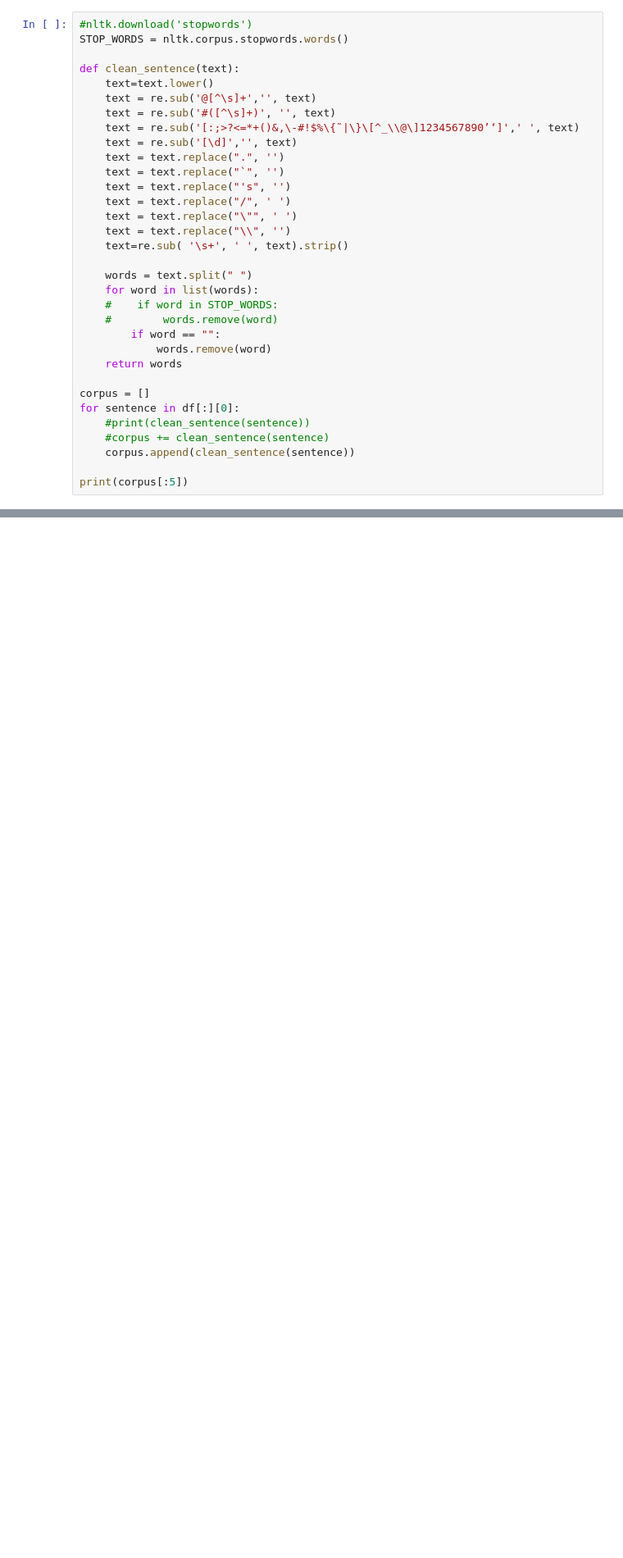
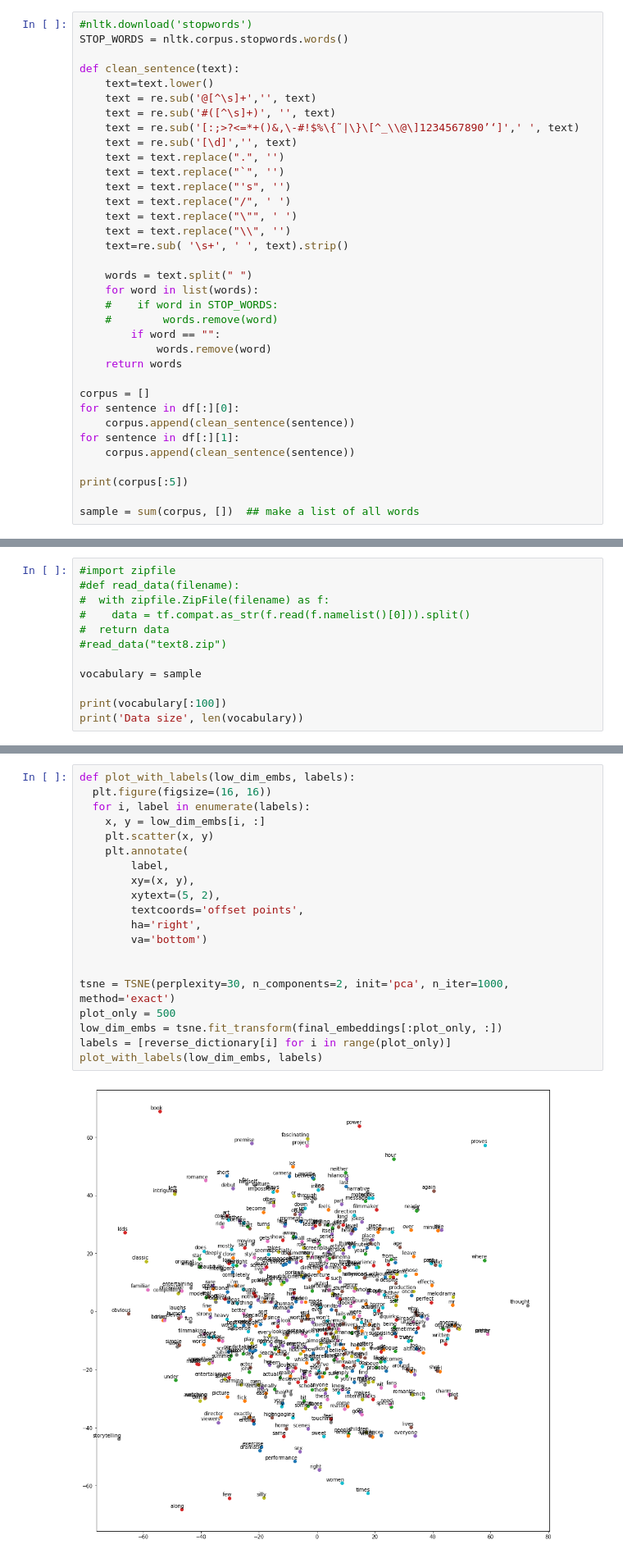
Before and after one commit to RuihaoQiu/Data-science-projects, a Jupyter notebook: Word2Vec-movie-reviews/MovieReviews.ipynb, the cells around one changed output, grey strips where cells are left out. Shown at 82% size. Drawn from its saved outputs; the diff is of its cells as text; blank space fills up the shorter version.

```diff
--- a/Word2Vec-movie-reviews/MovieReviews.ipynb
+++ b/Word2Vec-movie-reviews/MovieReviews.ipynb
@@ -73,10 +77,12 @@ def clean_sentence(text):
 
 corpus = []
 for sentence in df[:][0]:
-    #print(clean_sentence(sentence))
-    #corpus += clean_sentence(sentence)
+    corpus.append(clean_sentence(sentence))
+for sentence in df[:][1]:
     corpus.append(clean_sentence(sentence))
 
 print(corpus[:5])
+
+sample = sum(corpus, [])  ## make a list of all words
 # %% [output]
 [['simplistic', 'silly', 'and', 'tedious'], ['it', 'so', 'laddish', 'and', 'juvenile', 'only', 'teenage', 'boys', 'could', 'possibly', 'find', 'it', 'funny'], ['exploitative', 'and', 'largely', 'devoi ...
@@ -82,0 +90,12 @@ print(corpus[:5])
+# %%
+#import zipfile
+#def read_data(filename):
+#  with zipfile.ZipFile(filename) as f:
+#    data = tf.compat.as_str(f.read(f.namelist()[0])).split()
+#  return data
+#read_data("text8.zip")
+
+vocabulary = sample
+
+print(vocabulary[:100])
+print('Data size', len(vocabulary))
@@ -162,0 +290,22 @@ it
+# %%
+def plot_with_labels(low_dim_embs, labels):
+  plt.figure(figsize=(16, 16))
+  for i, label in enumerate(labels):
+    x, y = low_dim_embs[i, :]
+    plt.scatter(x, y)
+    plt.annotate(
+        label,
+        xy=(x, y),
+        xytext=(5, 2),
+        textcoords='offset points',
+        ha='right',
+        va='bottom')
+
+
+tsne = TSNE(perplexity=30, n_components=2, init='pca', n_iter=1000, method='exact')
+plot_only = 500
+low_dim_embs = tsne.fit_transform(final_embeddings[:plot_only, :])
+labels = [reverse_dictionary[i] for i in range(plot_only)]
+plot_with_labels(low_dim_embs, labels)
+# %% [output]
+[figure, added]
```
Also changed, not shown: parts of 6 cells of this notebook.
